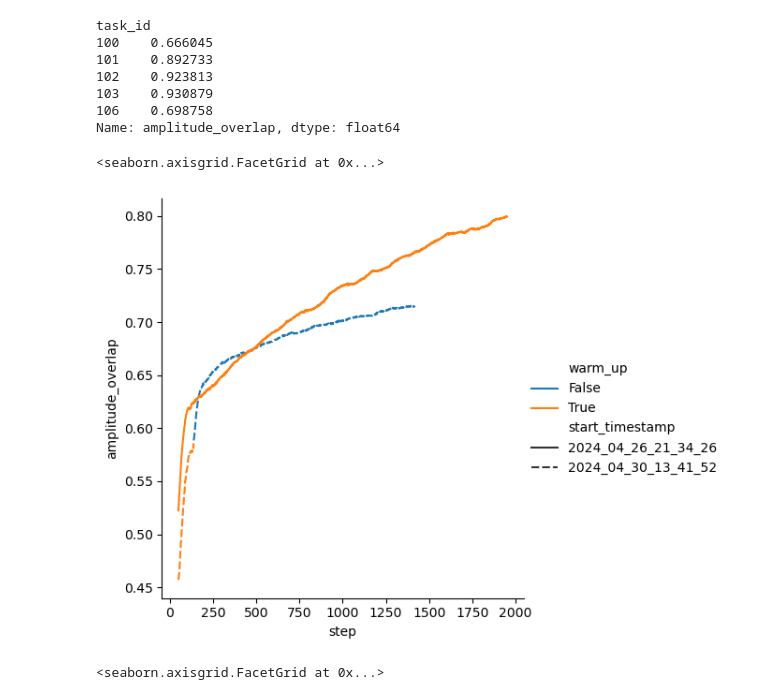
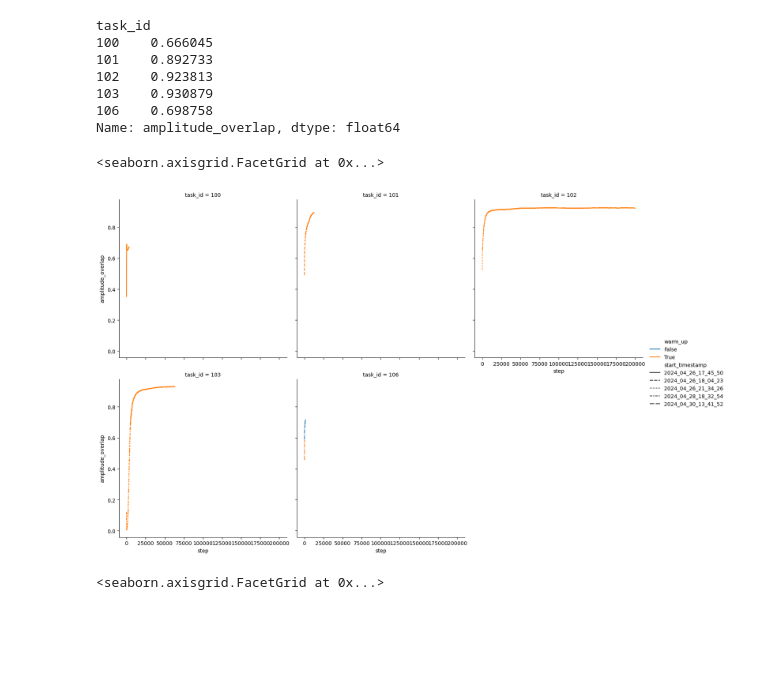
Before and after one commit to ischurov/frustrations-eda, a Jupyter notebook: vmc_ising.ipynb, the cells around one changed output. Saved outputs shown, nothing was run; the diff lists cells and outputs as text; code cells hidden in the pictures; blank space fills up the shorter version.

```diff
--- a/vmc_ising.ipynb
+++ b/vmc_ising.ipynb
@@ -26,31 +26,7 @@ import scipy.sparse
 import scipy.sparse.linalg
 
 from kagome_round import get_kagome36
-
-
-def smooth(column, window, groupby=None):
-    def wrapper(df):
-        if groupby is not None:
-            return (
-                df.groupby(groupby)
-                .apply(
-                    lambda group_df: group_df.assign(
-                        **{
-                            column: lambda df: df[column]
-                            .rolling(window, center=True)
-                            .mean()
-                        }
-                    )
-                )
-                .dropna(subset=[column])
-                .reset_index(level=0, drop=True)
-            )
-        else:
-            return df.assign(
-                **{column: lambda df: df[column].rolling(window, center=True).mean()}
-            ).dropna(subset=[column])
-
-    return wrapper
+from misc_utils import smooth
 # %% [output]
 Running dilated_nns_xors.py
 # %%
@@ -85,25 +61,26 @@ task_id
 Name: amplitude_overlap, dtype: float64
 # %%
 sns.relplot(
-    data=df.query("task_id in [102, 106] and step < 2_000")
+    data=df#.query("task_id in [102, 106] and step < 2_000")
     .pipe(smooth("amplitude_overlap", 100, "task_id"))
     .pipe(column_to(str, "task_id")),
     x="step",
     y="amplitude_overlap",
     #    hue="config_sign_reconstruction.full_spin_regularization",
     #    col="config_sign_update_period",
     # hue="warm_up",
     #    hue='run',
     kind="line",
     # row="config_warm_up_overlap",
     hue="warm_up",
-    # col_wrap=3,
+    col="task_id",
+    col_wrap=3,
     style="start_timestamp",
     # errorbar='sd'
 )
 # %% [output]
 <seaborn.axisgrid.FacetGrid at 0x...>
-[figure, old version]
+[figure, new version]
 # %%
 sns.relplot(
     data=df.query("task_id in [102, 106] and step < 2_000")
```
Also changed, not shown: 22 other files.
